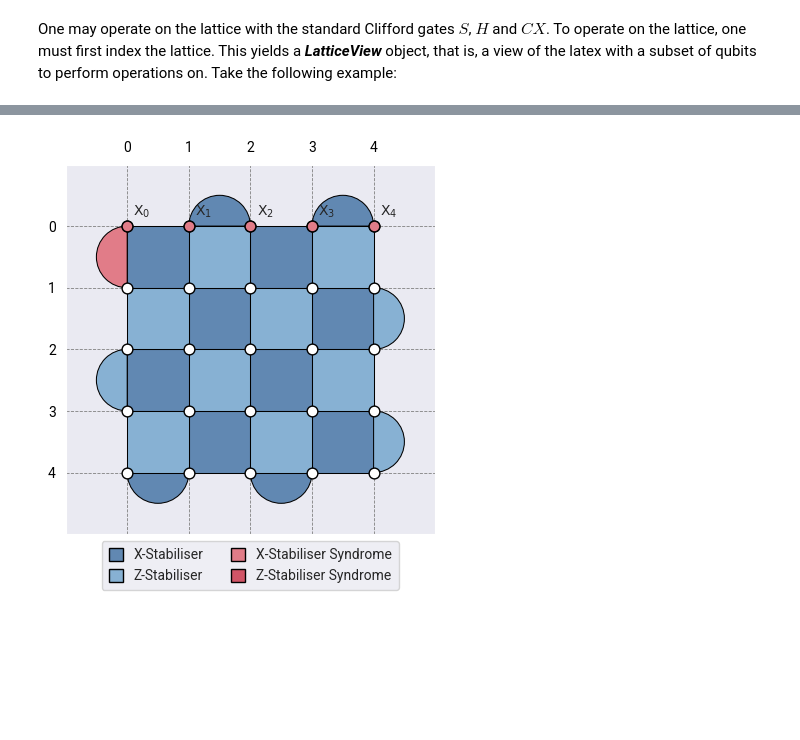
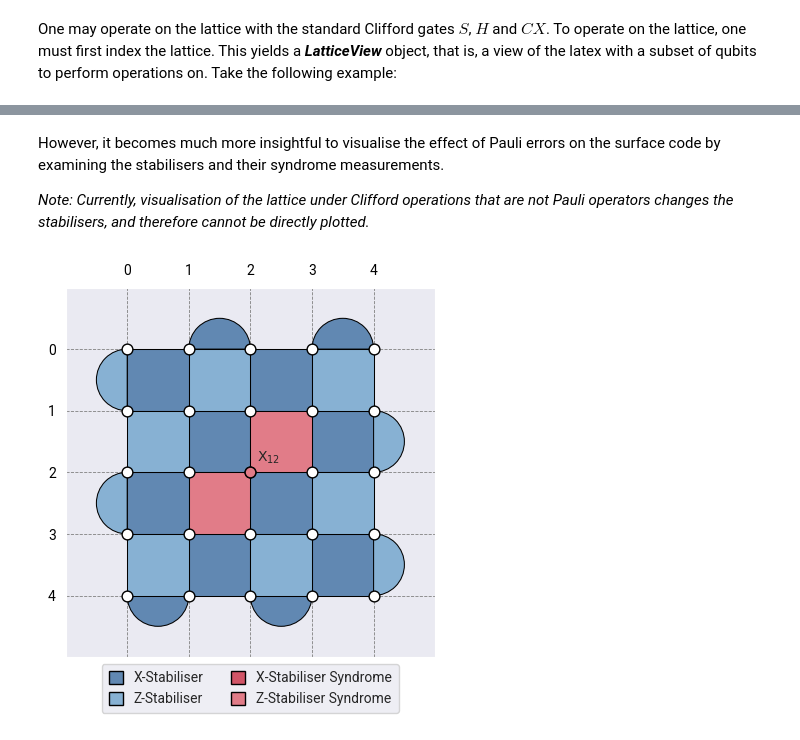
Before and after one commit to jfoliveiraramos/stablq, a Jupyter notebook: notebooks/tutorial/notebook.ipynb, the cells around one changed output, grey strips where cells are left out. Drawn from its saved outputs; the diff is of its cells as text; code cells hidden in the pictures; blank space fills up the shorter version.

```diff
--- a/notebooks/tutorial/notebook.ipynb
+++ b/notebooks/tutorial/notebook.ipynb
@@ -424,6 +509,8 @@ SyntaxError: invalid syntax (586535464.py, line 1)
+# %% [markdown]
+However, it becomes much more insightful to visualise the effect of Pauli errors on the surface code by examining the stabilisers and their syndrome measurements.
+
+*Note: Currently, visualisation of the lattice under Clifford operations that are not Pauli operators changes the stabilisers, and therefore cannot be directly plotted.*
 # %%
-l = Lattice(5)
-l[:,np.array([].X()
-l.show()
+Lattice(5)[12].X().show()
 # %% [output]
-[figure, old version]
+[figure, new version]
```
Also changed, not shown: parts of 36 cells of this notebook.
